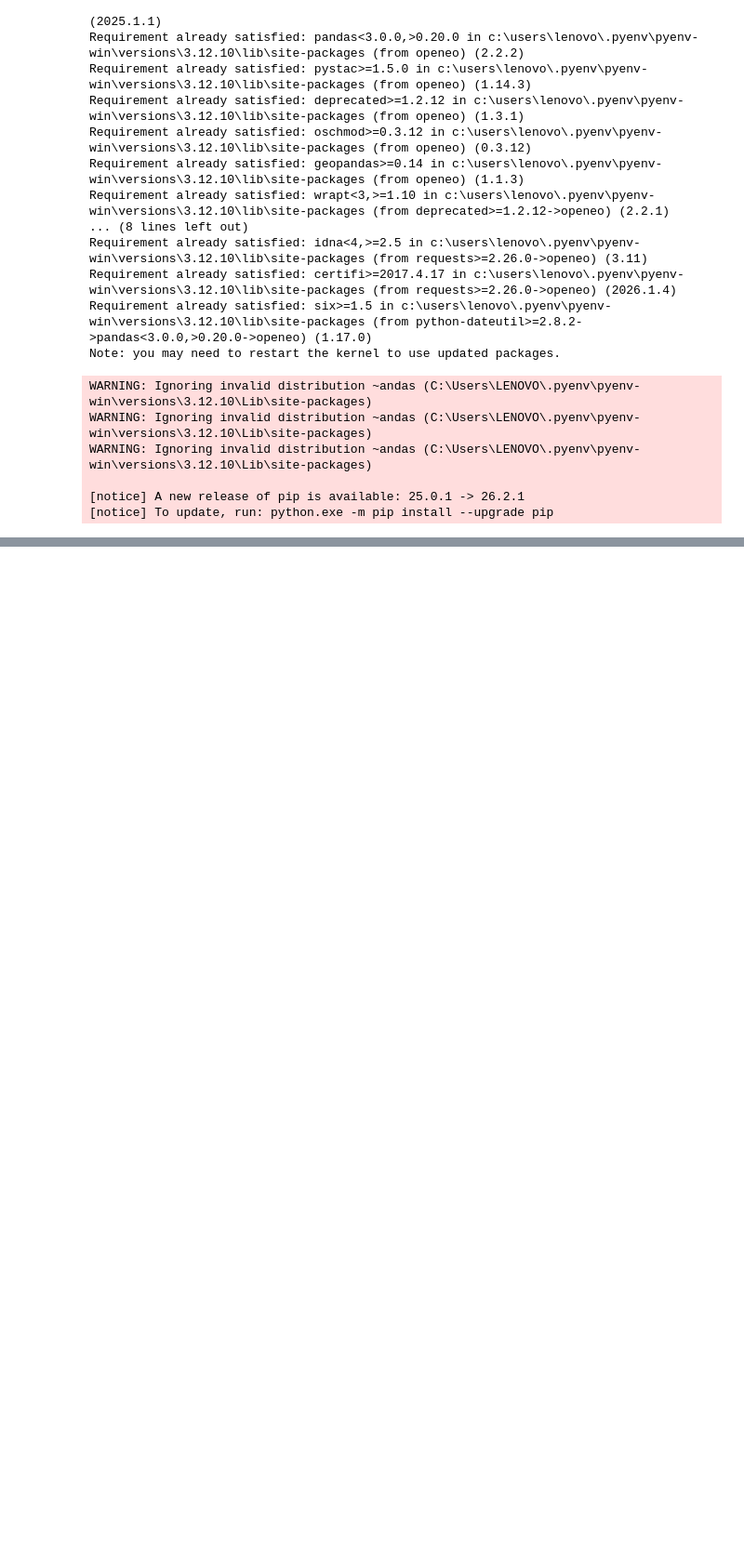
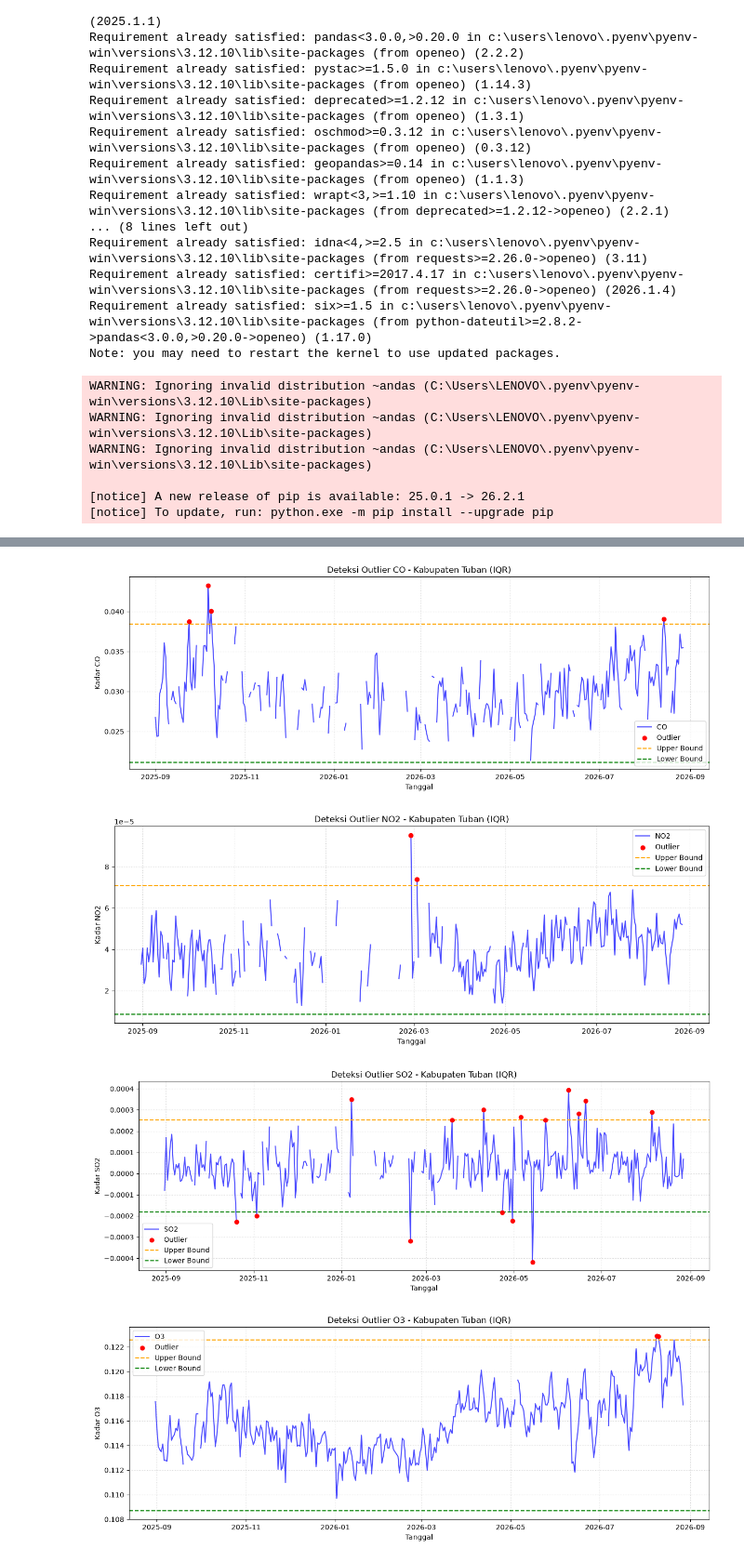
Before and after one commit to NURHABIBATULUMAH/PSD, a Jupyter notebook: _build/jupyter_execute/polutan2.ipynb, the cells around one changed output, grey strips where cells are left out. Shown at 93% size. Drawn from its saved outputs; the diff is of its cells as text; code cells hidden in the pictures; blank space fills up the shorter version.

Commit message:
tugas polutan

```diff
--- a/_build/jupyter_execute/polutan2.ipynb
+++ b/_build/jupyter_execute/polutan2.ipynb
@@ -96,0 +482,65 @@ job = s5p_co_aoi.execute_batch(title="Polutan CO in Tuban", outputfile="COInTuba
+# %%
+import matplotlib.pyplot as plt
+
+# Pastikan kolom date sudah bertipe datetime
+df['date'] = pd.to_datetime(df['date'])
+
+# Daftar fitur polutan yang ingin divisualisasikan
+fitur_polutan = ['CO', 'NO2', 'SO2', 'O3']
+
+for kolom in fitur_polutan:
+    if kolom in df.columns:
+        # Hitung ulang batas IQR untuk masing-masing kolom
+        Q1 = df[kolom].quantile(0.25)
+        Q3 = df[kolom].quantile(0.75)
+        IQR = Q3 - Q1
+        lower_bound = Q1 - (1.5 * IQR)
+        upper_bound = Q3 + (1.5 * IQR)
+
+        # Saring data outlier per kolom
+        outliers_iqr = df[(df[kolom] < lower_bound) | (df[kolom] > upper_bound)]
+
+        # Buat plot untuk setiap fitur
+        plt.figure(figsize=(15, 5))
+
+        plt.plot(
+            df['date'],
+            df[kolom],
+            label=kolom,
+            color='blue',
+            alpha=0.7
+        )
+
+        plt.scatter(
+            outliers_iqr['date'],
+            outliers_iqr[kolom],
+            color='red',
+            label='Outlier',
+            zorder=5
+        )
+
+        plt.axhline(
+            upper_bound,
+            color='orange',
+            linestyle='dashed',
+            label='Upper Bound'
+        )
+
+        plt.axhline(
+            lower_bound,
+            color='green',
+            linestyle='dashed',
+            label='Lower Bound'
+        )
+
+        plt.title(f"Deteksi Outlier {kolom} - Kabupaten Tuban (IQR)")
+        plt.xlabel("Tanggal")
+        plt.ylabel(f"Kadar {kolom}")
+        plt.legend()
+        plt.grid(True, linestyle=':', alpha=0.6)
+        plt.show()
+# %% [output]
+[figure, added]
+[figure, added]
+[figure, added]
+[figure, added]
```
Also changed, not shown: parts of 36 cells of this notebook, 23 other files.
